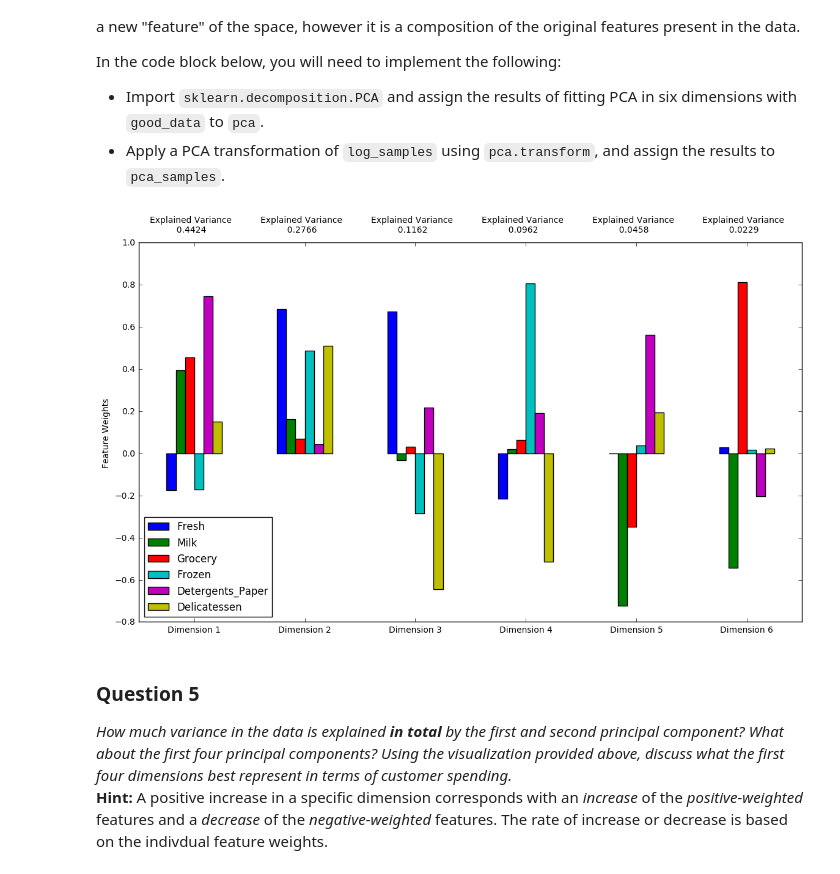
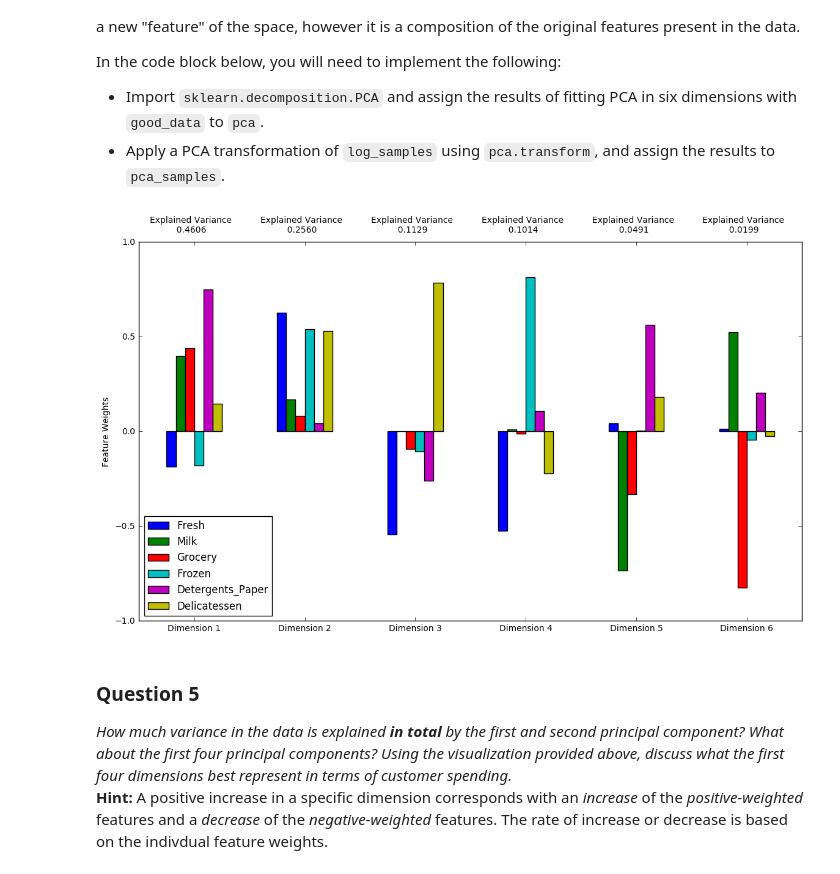
Before and after one commit to ThadeuLuz/machine-learning-udacity, a Jupyter notebook: customer_segments/customer_segments.ipynb, the cells around one changed output. Cells and saved outputs as stored; diff of their text form; code cells hidden in the pictures.

```diff
--- a/customer_segments/customer_segments.ipynb
+++ b/customer_segments/customer_segments.ipynb
@@ -199,7 +213,8 @@ In the code block below, you will need to implement the following:
 **NOTE:** If you choose to remove any outliers, ensure that the sample data does not contain any of these points!
 Once you have performed this implementation, the dataset will be stored in the variable `good_data`.
 # %%
-outliers_dict = {}
+all_outliers = []
+outliers_m = []
 
 # For each feature find the data points with extreme high or low values
 for feature in log_data.keys():
@@ -219,38 +234,31 @@ for feature in log_data.keys():
     upper_margin = Q3 + step
 
     # Display the outliers
-    print "LM: %s - Q1: %s - Q3: %s - UM: %s - Step: %s" % (lower_margin, Q1, Q3, upper_margin, step)
+    #print "LM: %s - Q1: %s - Q3: %s - UM: %s - Step: %s" % (lower_margin, Q1, Q3, upper_margin, step)
     print "Data points considered outliers for the feature '{}':".format(feature)
-
-    outFactor = []
-    for v in log_data[feature]:
-        if v < lower_margin:
-            outFactor.append((lower_margin - v) / -step)
-        elif v > (Q3 + step):
-            outFactor.append((v - upper_margin) / step)
-        else:
-            outFactor.append(0)
-
-    log_data['outFactor'] = outFactor
 
     outliers = log_data[~((log_data[feature] >= Q1 - step) & (log_data[feature] <= Q3 + step))]
 
-    for index, row in outliers.iterrows():
-        s = '+' if row['outFactor'] > 0 else '-'
-        if index in outliers_dict:
-            outliers_dict[index].append(s+feature)
-        else:
-            outliers_dict[index] = [s+feature]
+    print outliers.index.tolist()
+
+    for index in outliers.index.tolist():
+        if index not in all_outliers:
+            all_outliers.append(index)
+        elif index not in outliers_m:
+            outliers_m.append(index)
 
     display(outliers)
 
 # OPTIONAL: Select the indices for data points you wish to remove
-outliers  = []
+outliers = outliers_m + [183, 95, 338]
 
-#display(outliers_dict)
+print "Data points considered outliers for more than one feature\n", outliers_m
 
-log_data = log_data.drop('outFactor', 1)
+#log_data = log_data.drop('outFactor', 1)
+pd.scatter_matrix(log_data, alpha = 0.3, figsize = (14,8), diagonal = 'kde');
 
 # Remove the outliers, if any were specified
 good_data = log_data.drop(log_data.index[outliers]).reset_index(drop = True)
+
+pd.scatter_matrix(good_data, alpha = 0.3, figsize = (14,8), diagonal = 'kde');
 # %% [output]
@@ -339,16 +352,17 @@ In the code block below, you will need to implement the following:
 # %%
 from sklearn.decomposition import PCA
 
-# TODO: Apply PCA by fitting the good data with the same number of dimensions as features
+# DONE: Apply PCA by fitting the good data with the same number of dimensions as features
 pca = PCA(n_components=6)
+pca.fit(good_data)
 
 # TODO: Transform log_samples using the PCA fit above
-pca_samples = pca.fit_transform(good_data)
+pca_samples = pca.transform(log_samples)
 
 # Generate PCA results plot
 pca_results = vs.pca_results(good_data, pca)
 # %% [output]
-[figure, old version]
+[figure, new version]
 # %% [markdown]
 ### Question 5
 *How much variance in the data is explained* ***in total*** *by the first and second principal component? What about the first four principal components? Using the visualization provided above, discuss what the first four dimensions best represent in terms of customer spending.*
```
Also changed, not shown: parts of 21 cells of this notebook, 1 other file.
